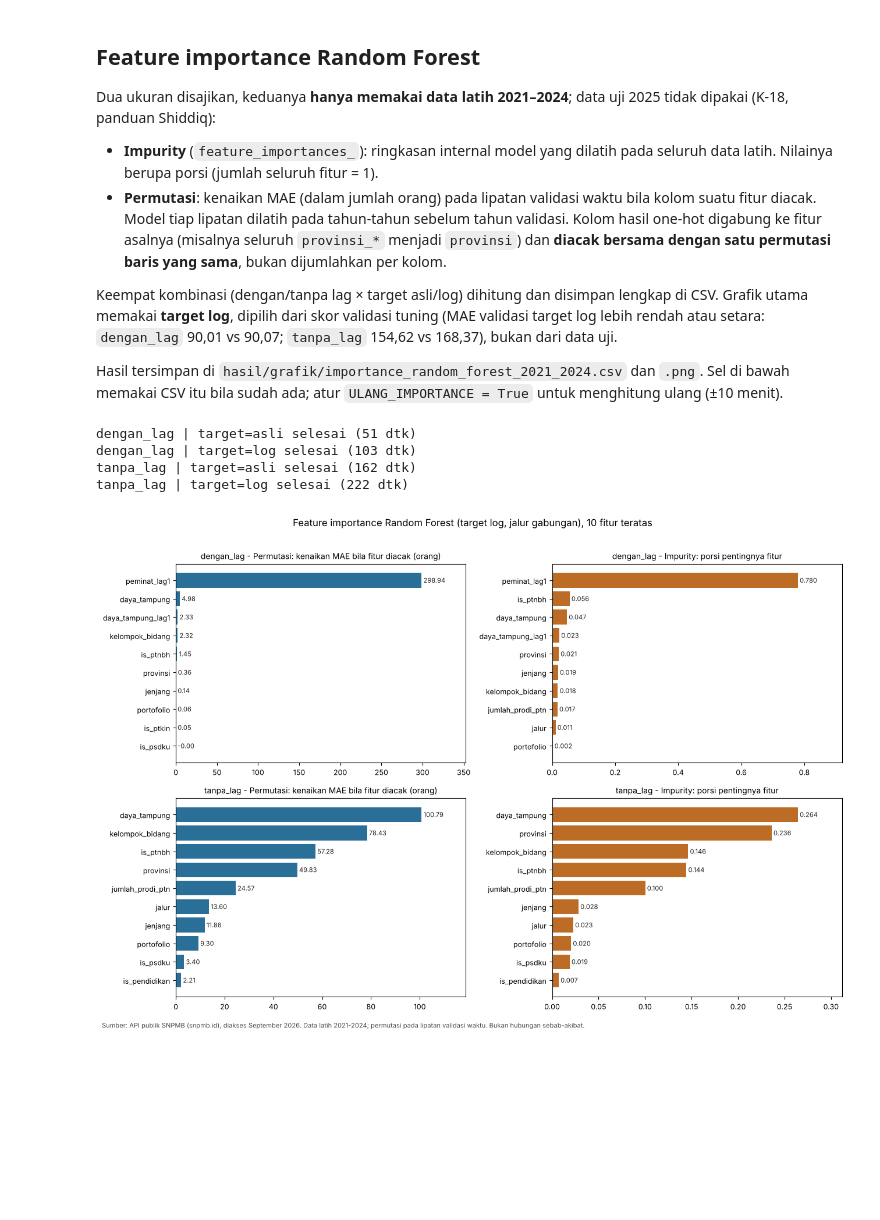
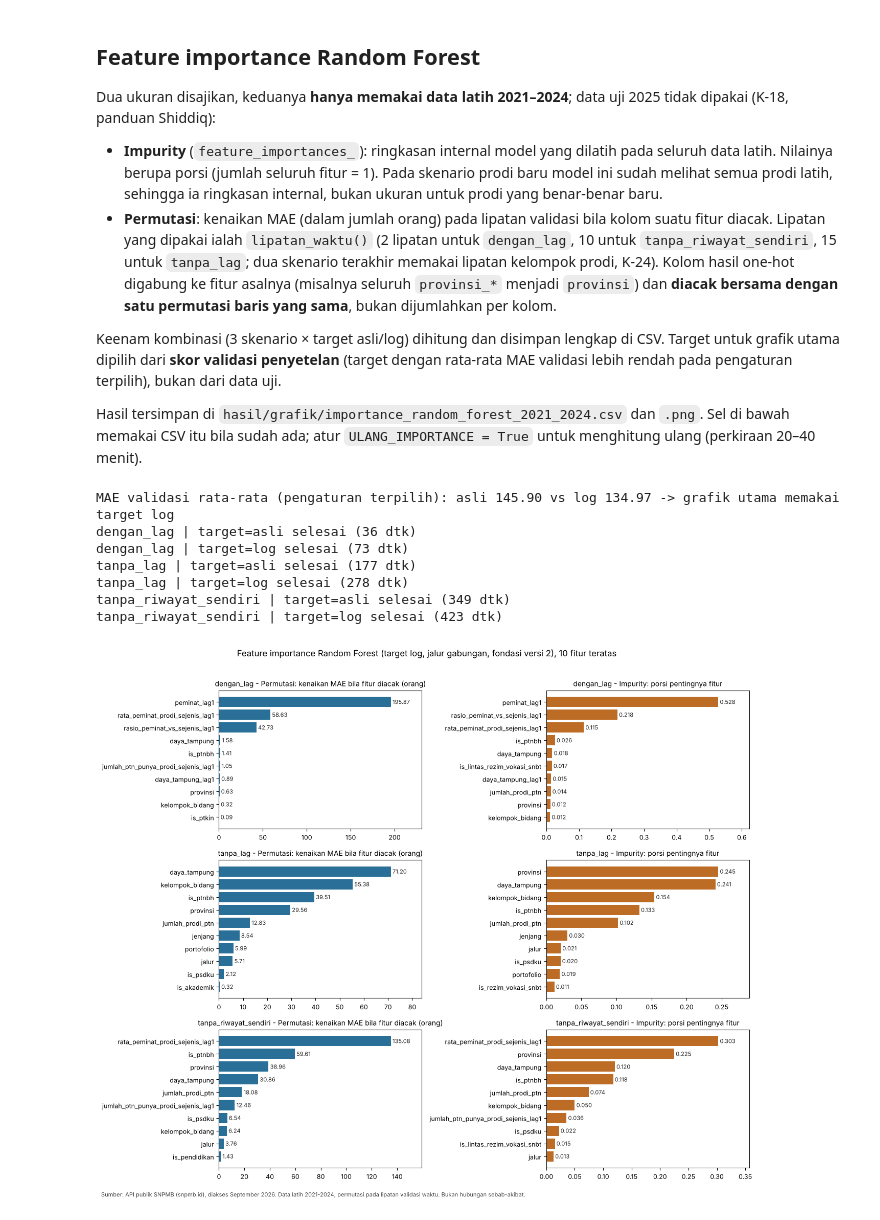
Before and after one commit to samythh/estimasi-peminat-snpmb, a Jupyter notebook: notebooks/02_random_forest.ipynb, the cells around one changed output. Drawn from its saved outputs; the diff is of its cells as text; code cells hidden in the pictures; blank space fills up the shorter version.

```diff
--- a/notebooks/02_random_forest.ipynb
+++ b/notebooks/02_random_forest.ipynb
@@ -66,11 +71,13 @@ JALUR_DIPAKAI = [None]
 # 3. Model. PARAMETER_RF berisi pengaturan bawaan dari docs/panduan/shiddiq.md;
 #    sel penyetelan di bawah menggantinya dengan pengaturan terpilih lewat
 #    validasi berbasis waktu (data latih saja). n_estimators dikunci 300.
+#    Random Forest tidak memerlukan log_fitur(), jadi buat_model() sama untuk
+#    target asli dan log.
 from sklearn.ensemble import RandomForestRegressor
 
 PARAMETER_RF = {"max_depth": None, "min_samples_leaf": 1, "max_features": 1.0}
 
-def buat_model():
+def buat_model(target):
     return RandomForestRegressor(
         n_estimators=300,
         random_state=RANDOM_STATE,
@@ -209,13 +244,12 @@ for skenario in SKENARIO:
     for jalur in JALUR_DIPAKAI:
         X_train, X_test, y_train, y_test = DATA[(skenario, jalur)]
         for target in ("asli", "log"):
-            model = buat_model()
-            if target == "asli":
-                model.fit(X_train, y_train)
-                prediksi = model.predict(X_test)
-            else:
-                model.fit(X_train, ke_log(y_train))
-                prediksi = dari_log(model.predict(X_test))
+            # Skenario prodi baru: 5 lipatan, prodi uji tidak ikut dilatih (K-24).
+            y_latih = y_train if target == "asli" else ke_log(y_train)
+            prediksi = latih_dan_prediksi(lambda: buat_model(target), X_train, y_latih,
+                                          X_test, skenario)
+            if target == "log":
+                prediksi = dari_log(prediksi)
             evaluasi(y_test, prediksi, NAMA_MODEL, skenario, jalur, target=target,
                      n_latih=len(X_train), n_fitur=X_train.shape[1], simpan=SIMPAN)
             print()
@@ -256,27 +302,38 @@ else:
 
 Dua ukuran disajikan, keduanya **hanya memakai data latih 2021–2024**; data uji 2025 tidak dipakai (K-18, panduan Shiddiq):
 
-- **Impurity** (`feature_importances_`): ringkasan internal model yang dilatih pada seluruh data latih. Nilainya berupa porsi (jumlah seluruh fitur = 1).
-- **Permutasi**: kenaikan MAE (dalam jumlah orang) pada lipatan validasi waktu bila kolom suatu fitur diacak. Model tiap lipatan dilatih pada tahun-tahun sebelum tahun validasi. Kolom hasil one-hot digabung ke fitur asalnya (misalnya seluruh `provinsi_*` menjadi `provinsi`) dan **diacak bersama dengan satu permutasi baris yang sama**, bukan dijumlahkan per kolom.
+- **Impurity** (`feature_importances_`): ringkasan internal model yang dilatih pada seluruh data latih. Nilainya berupa porsi (jumlah seluruh fitur = 1). Pada skenario prodi baru model ini sudah melihat semua prodi latih, sehingga ia ringkasan internal, bukan ukuran untuk prodi yang benar-benar baru.
+- **Permutasi**: kenaikan MAE (dalam jumlah orang) pada lipatan validasi bila kolom suatu fitur diacak. Lipatan yang dipakai ialah `lipatan_waktu()` (2 lipatan untuk `dengan_lag`, 10 untuk `tanpa_riwayat_sendiri`, 15 untuk `tanpa_lag`; dua skenario terakhir memakai lipatan kelompok prodi, K-24). Kolom hasil one-hot digabung ke fitur asalnya (misalnya seluruh `provinsi_*` menjadi `provinsi`) dan **diacak bersama dengan satu permutasi baris yang sama**, bukan dijumlahkan per kolom.
 
-Keempat kombinasi (dengan/tanpa lag × target asli/log) dihitung dan disimpan lengkap di CSV. Grafik utama memakai **target log**, dipilih dari skor validasi tuning (MAE validasi target log lebih rendah atau setara: `dengan_lag` 90,01 vs 90,07; `tanpa_lag` 154,62 vs 168,37), bukan dari data uji.
+Keenam kombinasi (3 skenario × target asli/log) dihitung dan disimpan lengkap di CSV. Target untuk grafik utama dipilih dari **skor validasi penyetelan** (target dengan rata-rata MAE validasi lebih rendah pada pengaturan terpilih), bukan dari data uji.
 
-Hasil tersimpan di `hasil/grafik/importance_random_forest_2021_2024.csv` dan `.png`. Sel di bawah memakai CSV itu bila sudah ada; atur `ULANG_IMPORTANCE = True` untuk menghitung ulang (±10 menit).
+Hasil tersimpan di `hasil/grafik/importance_random_forest_2021_2024.csv` dan `.png`. Sel di bawah memakai CSV itu bila sudah ada; atur `ULANG_IMPORTANCE = True` untuk menghitung ulang (perkiraan 20–40 menit).
 # %%
 # Feature importance (data latih saja; data uji 2025 TIDAK dipakai)
+import time
 import matplotlib.pyplot as plt
-from fondasi import FITUR_NUMERIK, FITUR_BINER, FITUR_LAG, FITUR_KATEGORIK
+from fondasi import (FITUR_NUMERIK, FITUR_BINER, FITUR_LAG, FITUR_SEJENIS, FITUR_RASIO,
+                     PENANDA_REZIM, PENANDA_LINTAS, FITUR_KATEGORIK)
 
 BERKAS_IMPORTANCE = AKAR / "hasil" / "grafik" / "importance_random_forest_2021_2024.csv"
 BERKAS_GAMBAR = BERKAS_IMPORTANCE.with_suffix(".png")
 ULANG_IMPORTANCE = False    # True = hitung ulang (lama); False = pakai CSV tersimpan bila ada
 N_ULANG_PERMUTASI = 3       # pengacakan per fitur per lipatan
-TARGET_GRAFIK = "log"       # dipilih dari skor validasi tuning, bukan dari data uji
+
+# Target grafik dipilih dari skor validasi penyetelan, bukan dari data uji.
+_mae_asli = baris_terpilih[[f"MAE_{sk}_asli" for sk in SKENARIO]].astype(float).mean()
+_mae_log = baris_terpilih[[f"MAE_{sk}_log" for sk in SKENARIO]].astype(float).mean()
+TARGET_GRAFIK = "log" if _mae_log <= _mae_asli else "asli"
+print(f"MAE validasi rata-rata (pengaturan terpilih): asli {_mae_asli:.2f} vs log {_mae_log:.2f}"
+      f" -> grafik utama memakai target {TARGET_GRAFIK}")
+
+POLOS = set(FITUR_NUMERIK + FITUR_BINER + FITUR_LAG + FITUR_SEJENIS + FITUR_RASIO
+            + PENANDA_REZIM + PENANDA_LINTAS)
 
 
 def grup_fitur(kolom):
     """Petakan kolom hasil one-hot ke fitur asalnya (provinsi_Aceh -> provinsi)."""
-    if kolom in FITUR_NUMERIK + FITUR_BINER + FITUR_LAG:
+    if kolom in POLOS:
         return kolom
     for k in FITUR_KATEGORIK:
         if kolom.startswith(k + "_"):
@@ -285,7 +342,7 @@ def grup_fitur(kolom):
 
 
 def _latih(X, y, target):
-    m = buat_model()    # pengaturan terpilih (PARAMETER_RF), 300 pohon
+    m = buat_model(target)    # pengaturan terpilih (PARAMETER_RF), 300 pohon
     m.fit(X, y if target == "asli" else ke_log(y))
     return m
 
@@ -297,6 +354,8 @@ def _prediksi(m, X, target):
 
 if BERKAS_IMPORTANCE.exists() and not ULANG_IMPORTANCE:
     imp_tabel = pd.read_csv(BERKAS_IMPORTANCE)
+    assert (imp_tabel["versi_fondasi"] == VERSI_FONDASI).all(), (
+        "Importance tersimpan berasal dari versi fondasi lain; atur ULANG_IMPORTANCE = True")
     print(f"Memakai hasil tersimpan: {BERKAS_IMPORTANCE.name} ({len(imp_tabel)} baris)")
 else:
     baris, mulai = [], time.time()
@@ -335,44 +394,49 @@ else:
     imp_tabel = pd.DataFrame(baris)
     imp_tabel["peringkat"] = (imp_tabel.groupby(["skenario", "target", "jenis"])["nilai"]
                               .rank(ascending=False, method="min").astype(int))
+    imp_tabel["versi_fondasi"] = VERSI_FONDASI
     BERKAS_IMPORTANCE.parent.mkdir(parents=True, exist_ok=True)
     imp_tabel.to_csv(BERKAS_IMPORTANCE, index=False, encoding="utf-8-sig")
 
-# Grafik utama: target log; baris = skenario, kolom = jenis ukuran
+# Grafik utama: baris = skenario, kolom = jenis ukuran
 WARNA = {"permutasi": "#2a6f97", "impurity": "#bc6c25"}
 JUDUL = {"permutasi": "Permutasi: kenaikan MAE bila fitur diacak (orang)",
          "impurity": "Impurity: porsi pentingnya fitur"}
-fig, sumbu = plt.subplots(len(SKENARIO), 2, figsize=(13, 9))
+fig, sumbu = plt.subplots(len(SKENARIO), 2, figsize=(13, 11))
 for i, skenario in enumerate(SKENARIO):
     for j, jenis in enumerate(("permutasi", "impurity")):
         d = (imp_tabel[(imp_tabel.skenario == skenario) & (imp_tabel.target == TARGET_GRAFIK)
                        & (imp_tabel.jenis == jenis)].sort_values("nilai", ascending=False).head(10))
         d = d.iloc[::-1]
         ax = sumbu[i, j]
         ax.barh(d["fitur"], d["nilai"], color=WARNA[jenis])
         for y_pos, v in enumerate(d["nilai"]):
             ax.text(v, y_pos, f" {v:.2f}" if jenis == "permutasi" else f" {v:.3f}",
                     va="center", fontsize=8, color="#222222")
         ax.set_xlim(0, d["nilai"].max() * 1.18)      # sumbu nilai dimulai dari nol
         ax.set_title(f"{skenario} - {JUDUL[jenis]}", fontsize=10)
         ax.tick_params(labelsize=9)
-fig.suptitle("Feature importance Random Forest (target log, jalur gabungan), 10 fitur teratas", fontsize=12)
+fig.suptitle(f"Feature importance Random Forest (target {TARGET_GRAFIK}, jalur gabungan, "
+             f"fondasi versi {VERSI_FONDASI}), 10 fitur teratas", fontsize=12)
 fig.text(0.01, 0.005, "Sumber: API publik SNPMB (snpmb.id), diakses September 2026. Data latih 2021-2024; "
          "permutasi pada lipatan validasi waktu. Bukan hubungan sebab-akibat.", fontsize=8, color="#444444")
 fig.tight_layout(rect=(0, 0.02, 1, 0.97))
 BERKAS_GAMBAR.parent.mkdir(parents=True, exist_ok=True)
 fig.savefig(BERKAS_GAMBAR, dpi=300, bbox_inches="tight")
 plt.show()
 
 # Tabel ringkas 5 teratas per kombinasi
 ringkas = (imp_tabel[imp_tabel["peringkat"] <= 5]
            .sort_values(["skenario", "target", "jenis", "peringkat"])
            [["skenario", "target", "jenis", "peringkat", "fitur", "nilai"]])
 display(ringkas.round(3).reset_index(drop=True))
 # %% [output]
-dengan_lag | target=asli selesai (51 dtk)
-dengan_lag | target=log selesai (103 dtk)
-tanpa_lag | target=asli selesai (162 dtk)
-tanpa_lag | target=log selesai (222 dtk)
+MAE validasi rata-rata (pengaturan terpilih): asli 145.90 vs log 134.97 -> grafik utama memakai target log
+dengan_lag | target=asli selesai (36 dtk)
+dengan_lag | target=log selesai (73 dtk)
+tanpa_lag | target=asli selesai (177 dtk)
+tanpa_lag | target=log selesai (278 dtk)
+tanpa_riwayat_sendiri | target=asli selesai (349 dtk)
+tanpa_riwayat_sendiri | target=log selesai (423 dtk)
-[figure, old version]
+[figure, new version]
 |  | skenario | target | jenis | peringkat | fitur | nilai |
```
Also changed, not shown: parts of 12 cells of this notebook, 9 other files.
